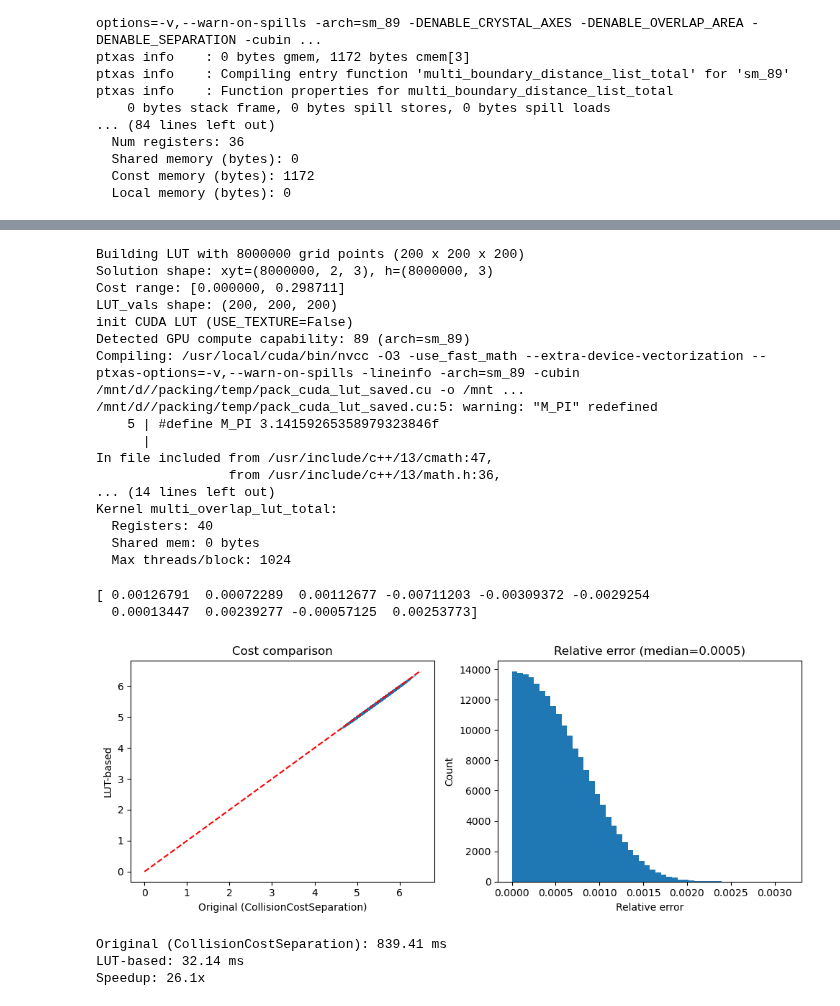
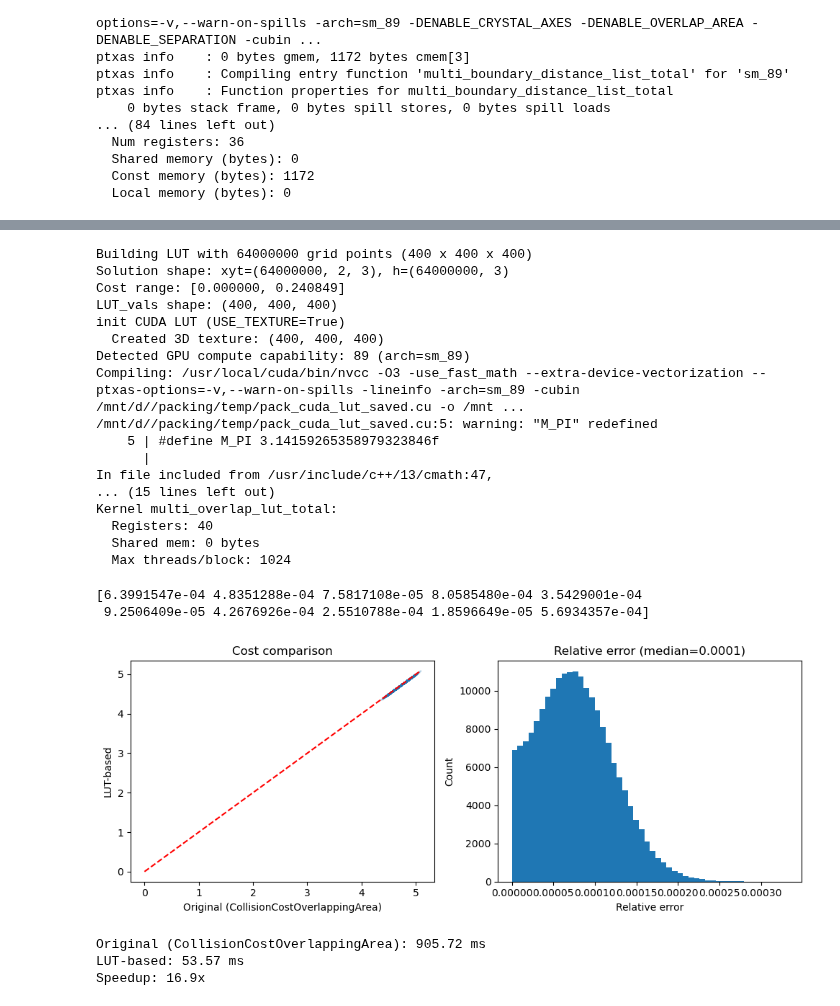
Before and after one commit to jcottaar/packing, a Jupyter notebook: analysis/test_lut.ipynb, the cells around one changed output, grey strips where cells are left out. Saved outputs shown, nothing was run; the diff lists cells and outputs as text; code cells hidden in the pictures.

```diff
--- a/analysis/test_lut.ipynb
+++ b/analysis/test_lut.ipynb
@@ -46,7 +46,7 @@ xyt.shape
 
 sol = kgs.SolutionCollectionSquare()
 sol.xyt = cp.tile(xyt, (N_individuals, 1, 1))
-sol.xyt[:, :, 2] += cp.random.default_rng(seed=43).uniform(0, 2*np.pi, size=(N_individuals, sol.N_trees))
+sol.xyt[:, :, :] += cp.random.default_rng(seed=43).uniform(0, 0.1, size=(N_individuals, sol.N_trees, 3))
 sol.h = cp.tile(cp.array([[5.,0.,0.]], dtype=cp.float32), (N_individuals, 1))
 sol.xyt = sol.xyt.astype(cp.float32)
 sol.h = sol.h.astype(cp.float32)
@@ -59,4 +59,4 @@ pack_vis_sol.pack_vis_sol(sol)
 # %%
 %%time
-cost1 = pack_cost.CollisionCostSeparation().compute_cost_allocate(sol)[0].get()
+cost1 = pack_cost.CollisionCostOverlappingArea().compute_cost_allocate(sol)[0].get()
 # %% [output]
@@ -65,15 +65,15 @@ Wall time: 854 ms
 # %%
 import pack_cuda_lut
 importlib.reload(pack_cuda_lut)
-pack_cuda_lut.USE_TEXTURE = False
+pack_cuda_lut.USE_TEXTURE = True
 
 # Force reinitialization (picks up code changes including sincosf/floorf fixes)
 pack_cuda_lut._initialized = False
 
 # LUT grid dimensions
-N_X = 200
-N_Y = 200
-N_THETA = 200
+N_X = 400
+N_Y = 400
+N_THETA = 400
 MAX_R = kgs.tree_max_radius
 
 # Create grid arrays
@@ -113,7 +113,7 @@ sol_lut.check_constraints()
 print(f"Solution shape: xyt={sol_lut.xyt.shape}, h={sol_lut.h.shape}")
 
 # Compute costs using existing cost function
-cost_fn = pack_cost.CollisionCostSeparation()
+cost_fn = pack_cost.CollisionCostOverlappingArea()
 lut_costs, _, _ = cost_fn.compute_cost_allocate(sol_lut)
 lut_costs_np = lut_costs.get()
 
@@ -125,19 +125,19 @@ print(f"LUT_vals shape: {pack_cuda_lut.LUT_vals.shape}")
 
 pack_cuda_lut._ensure_initialized()
 # %% [output]
-Building LUT with 8000000 grid points (200 x 200 x 200)
-Solution shape: xyt=(8000000, 2, 3), h=(8000000, 3)
-Cost range: [0.000000, 0.298711]
-LUT_vals shape: (200, 200, 200)
-init CUDA LUT (USE_TEXTURE=False)
+Building LUT with 64000000 grid points (400 x 400 x 400)
+Solution shape: xyt=(64000000, 2, 3), h=(64000000, 3)
+Cost range: [0.000000, 0.240849]
+LUT_vals shape: (400, 400, 400)
+init CUDA LUT (USE_TEXTURE=True)
+  Created 3D texture: (400, 400, 400)
 Detected GPU compute capability: 89 (arch=sm_89)
 Compiling: /usr/local/cuda/bin/nvcc -O3 -use_fast_math --extra-device-vectorization --ptxas-options=-v,--warn-on-spills -lineinfo -arch=sm_89 -cubin /mnt/d//packing/temp/pack_cuda_lut_saved.cu -o /mnt ...
 /mnt/d//packing/temp/pack_cuda_lut_saved.cu:5: warning: "M_PI" redefined
     5 | #define M_PI 3.14159265358979323846f
       |
 In file included from /usr/include/c++/13/cmath:47,
-                 from /usr/include/c++/13/math.h:36,
-... (14 lines left out)
+... (15 lines left out)
 Kernel multi_overlap_lut_total:
   Registers: 40
   Shared mem: 0 bytes
@@ -145,46 +145,48 @@ Kernel multi_overlap_lut_total:
 # %%
 # Now test LUT-based computation against original
 cost2_cp = cp.empty(cost1.shape, dtype=cp.float32)
-pack_cuda_lut.overlap_multi_ensemble(sol.xyt, sol.xyt, cost2_cp)
+pack_cuda_lut.overlap_multi_ensemble(sol.xyt, cost2_cp)
 cost2 = cost2_cp.get()
 
 plt.figure(figsize=(10, 4))
 plt.subplot(1, 2, 1)
 plt.scatter(cost1, cost2, alpha=0.1, s=1)
-plt.xlabel('Original (CollisionCostSeparation)')
+plt.xlabel('Original (CollisionCostOverlappingArea)')
 plt.ylabel('LUT-based')
 plt.title('Cost comparison')
 plt.plot([0, cost1.max()], [0, cost1.max()], 'r--', label='y=x')
 
 plt.subplot(1, 2, 2)
 rel_error = np.abs(cost2 - cost1) / (cost1 + 1e-10)
 plt.hist(rel_error[cost1 > 0.01], bins=50)
 plt.xlabel('Relative error')
 plt.ylabel('Count')
 plt.title(f'Relative error (median={np.median(rel_error[cost1 > 0.01]):.4f})')
 plt.tight_layout()
 
 print((cost2-cost1)[:10])
 # %% [output]
-[ 0.00126791  0.00072289  0.00112677 -0.00711203 -0.00309372 -0.0029254
-  0.00013447  0.00239277 -0.00057125  0.00253773]
+[6.3991547e-04 4.8351288e-04 7.5817108e-05 8.0585480e-04 3.5429001e-04
+ 9.2506409e-05 4.2676926e-04 2.5510788e-04 1.8596649e-05 5.6934357e-04]
-[figure, old version]
+[figure, new version]
 # %%
 # Timing comparison
 import time
 
+grad_cp = cp.empty(sol.xyt.shape, dtype=cp.float32)
+
 # Warm up
-for _ in range(3):
-    cost_fn.compute_cost_allocate(sol, evaluate_gradient=False)
-    pack_cuda_lut.overlap_multi_ensemble(sol.xyt, sol.xyt, cost2_cp)
+for _ in range(1):
+    pack_cost.CollisionCostSeparation().compute_cost_allocate(sol, evaluate_gradient=True)
+    pack_cuda_lut.overlap_multi_ensemble(sol.xyt, cost2_cp, grad_cp)
     cp.cuda.Device().synchronize()
 
 # Time original
-n_runs = 10
+n_runs = 3
 cp.cuda.Device().synchronize()
 t0 = time.perf_counter()
 for _ in range(n_runs):
-    cost_fn.compute_cost_allocate(sol)
+    pack_cost.CollisionCostSeparation().compute_cost_allocate(sol, evaluate_gradient=True)
     cp.cuda.Device().synchronize()
 t_orig = (time.perf_counter() - t0) / n_runs
 
@@ -192,14 +194,14 @@ t_orig = (time.perf_counter() - t0) / n_runs
 cp.cuda.Device().synchronize()
 t0 = time.perf_counter()
 for _ in range(n_runs):
-    pack_cuda_lut.overlap_multi_ensemble(sol.xyt, sol.xyt, cost2_cp)
+    pack_cuda_lut.overlap_multi_ensemble(sol.xyt, cost2_cp, grad_cp)
     cp.cuda.Device().synchronize()
 t_lut = (time.perf_counter() - t0) / n_runs
 
-print(f"Original (CollisionCostSeparation): {t_orig*1000:.2f} ms")
+print(f"Original (CollisionCostOverlappingArea): {t_orig*1000:.2f} ms")
 print(f"LUT-based: {t_lut*1000:.2f} ms")
 print(f"Speedup: {t_orig/t_lut:.1f}x")
 # %% [output]
-Original (CollisionCostSeparation): 839.41 ms
-LUT-based: 32.14 ms
-Speedup: 26.1x
+Original (CollisionCostOverlappingArea): 905.72 ms
+LUT-based: 53.57 ms
+Speedup: 16.9x
```
Also changed, not shown: parts of 6 cells of this notebook, 3 other files.
